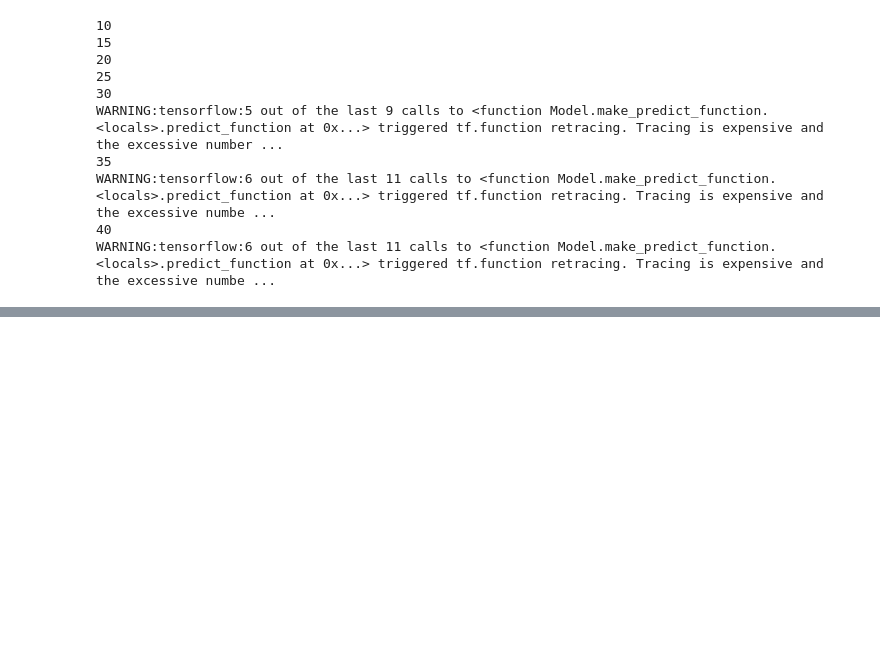
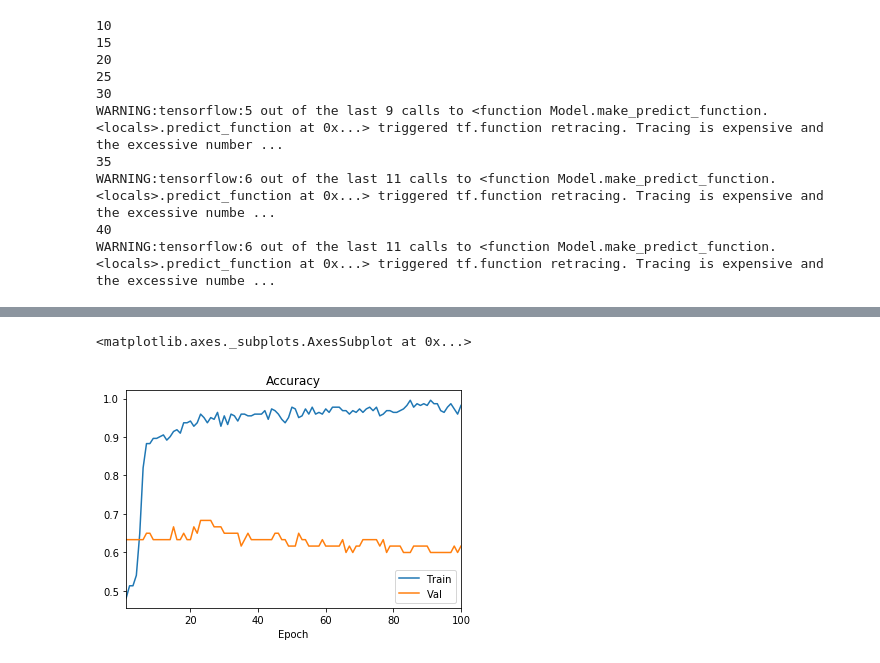
Before and after one commit to joshuatbond/Crypto_Deep_Learning_Proj, a Jupyter notebook: btc_build_train_DL copy.ipynb, the cells around one changed output, grey strips where cells are left out. Saved outputs shown, nothing was run; the diff lists cells and outputs as text; code cells hidden in the pictures; blank space fills up the shorter version.

```diff
--- a/btc_build_train_DL copy.ipynb
+++ b/btc_build_train_DL copy.ipynb
@@ -452,0 +252,13 @@ recap
+# %%
+accuracy_df = pd.DataFrame(
+    {
+        "Epoch": range(1, epochs + 1),
+        "Train": model.history["accuracy"],
+        "Val": model.history["val_accuracy"],
+    }
+)
+accuracy_df.set_index("Epoch", inplace=True)
+accuracy_df.plot(title="Accuracy")
+# %% [output]
+<matplotlib.axes._subplots.AxesSubplot at 0x...>
+[figure, added]
```
Also changed, not shown: parts of 28 cells of this notebook, 23 other files.
